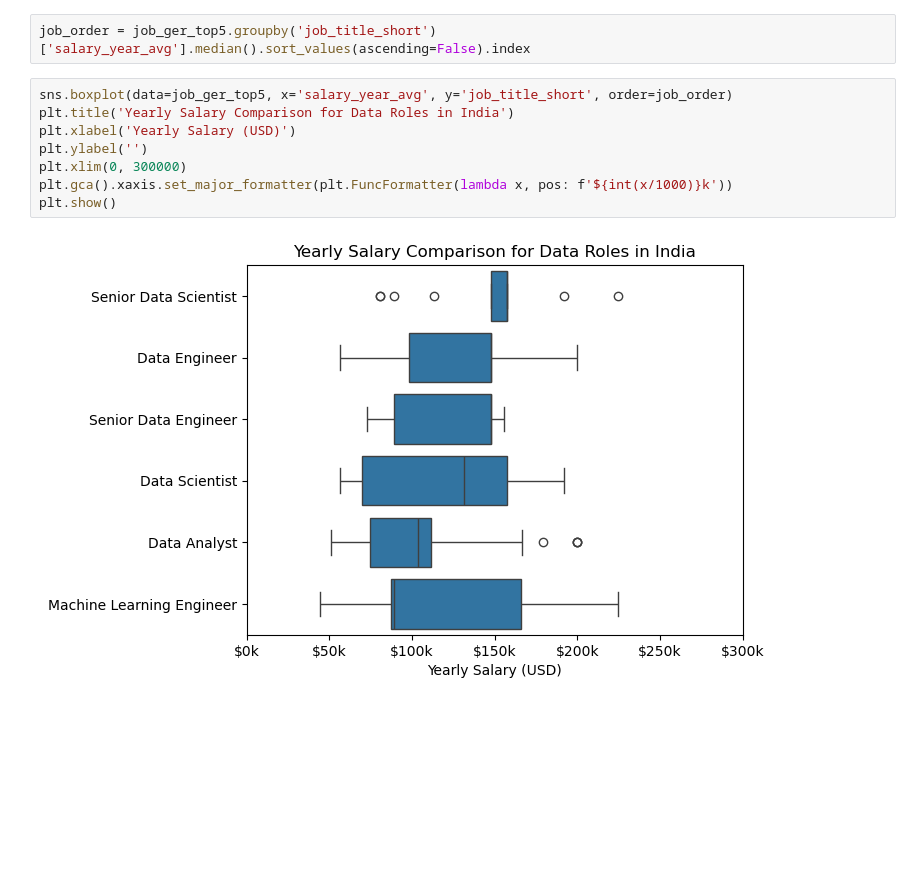
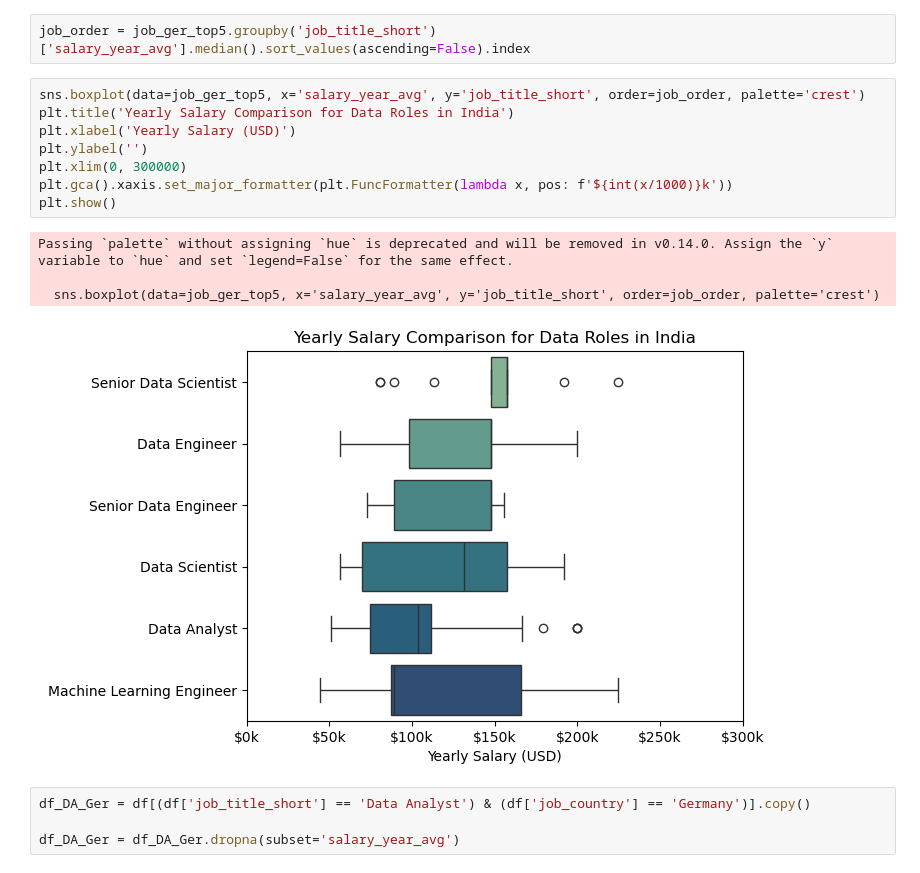
Before and after one commit to DavidSnr1/Python_for_Data_Analytics_Course, a Jupyter notebook: 03_Project_Section/Salary_Analysis.ipynb, the cells around one changed output. Drawn from its saved outputs; the diff is of its cells as text; blank space fills up the shorter version.

```diff
--- a/03_Project_Section/Salary_Analysis.ipynb
+++ b/03_Project_Section/Salary_Analysis.ipynb
@@ -38,12 +38,19 @@ job_ger_top5 = df_Ger[df_Ger['job_title_short'].isin(job_titles)]
 # %%
 job_order = job_ger_top5.groupby('job_title_short')['salary_year_avg'].median().sort_values(ascending=False).index
 # %%
-sns.boxplot(data=job_ger_top5, x='salary_year_avg', y='job_title_short', order=job_order)
+sns.boxplot(data=job_ger_top5, x='salary_year_avg', y='job_title_short', order=job_order, palette='crest')
 plt.title('Yearly Salary Comparison for Data Roles in India')
 plt.xlabel('Yearly Salary (USD)')
 plt.ylabel('')
 plt.xlim(0, 300000)
 plt.gca().xaxis.set_major_formatter(plt.FuncFormatter(lambda x, pos: f'${int(x/1000)}k'))
 plt.show()
 # %% [output]
+Passing `palette` without assigning `hue` is deprecated and will be removed in v0.14.0. Assign the `y` variable to `hue` and set `legend=False` for the same effect.
+
+  sns.boxplot(data=job_ger_top5, x='salary_year_avg', y='job_title_short', order=job_order, palette='crest')
-[figure, old version]
+[figure, new version]
+# %%
+df_DA_Ger = df[(df['job_title_short'] == 'Data Analyst') & (df['job_country'] == 'Germany')].copy()
+
+df_DA_Ger = df_DA_Ger.dropna(subset='salary_year_avg')
```
Also changed, not shown: parts of 4 cells of this notebook, 3 other files.
